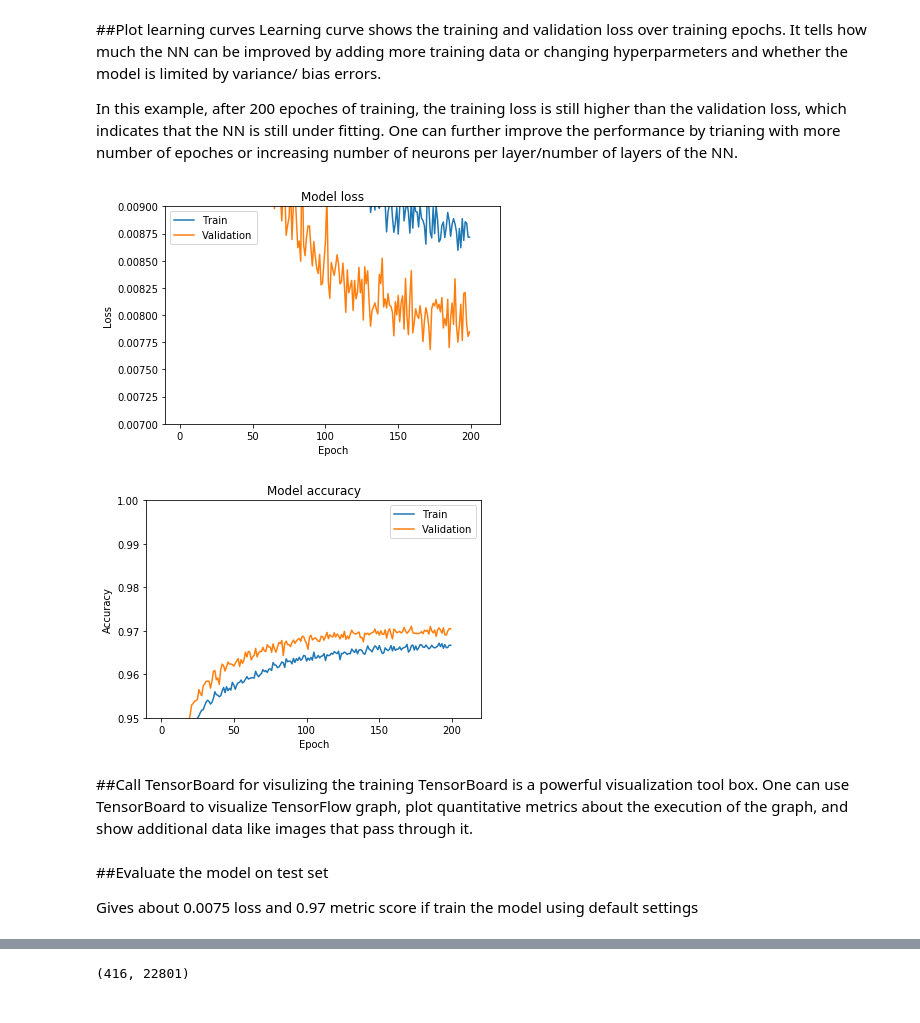
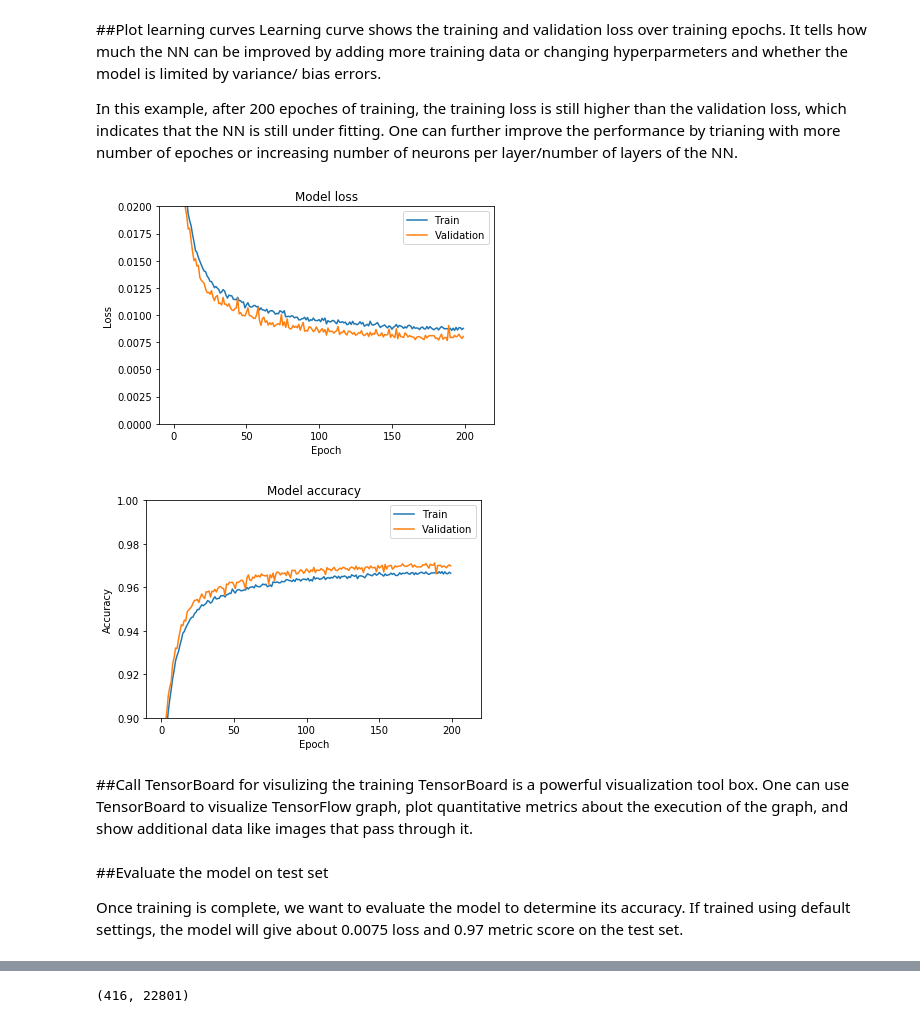
Before and after one commit to fuhaoji/HiRES-Net-Accelerator-modeling, a Jupyter notebook: HiRESnet_acceleratorModeling.ipynb, the cells around one changed output, grey strips where cells are left out. Drawn from its saved outputs; the diff is of its cells as text; code cells hidden in the pictures.

```diff
--- a/HiRESnet_acceleratorModeling.ipynb
+++ b/HiRESnet_acceleratorModeling.ipynb
@@ -487,26 +456,26 @@ In this example, after 200 epoches of training, the training loss is still highe
 # %%
 # Plot training & validation loss values
 plt.plot(history.history['loss'])
 plt.plot(history.history['val_loss'])
 plt.title('Model loss')
 plt.ylabel('Loss')
 plt.xlabel('Epoch')
 plt.legend(['Train', 'Validation'])#, loc='upper right')
-plt.axis([-10,220,0.007,0.009])
+plt.axis([-10,220,0.000,0.02])
 plt.show()
 
 # Plot training & validation metric values
 plt.plot(history.history['metric_score'])
 plt.plot(history.history['val_metric_score'])
 plt.title('Model accuracy')
 plt.ylabel('Accuracy')
 plt.xlabel('Epoch')
 plt.legend(['Train','Validation'])#, loc='bottom right')
-plt.axis([-10,220,0.95,1])
+plt.axis([-10,220,0.90,1])
 plt.show()
 # %% [output]
-[figure, old version]
+[figure, new version]
-[figure, old version]
+[figure, new version]
 # %% [markdown]
 ##Call TensorBoard for visulizing the training
 TensorBoard is a powerful visualization tool box.
@@ -517,7 +486,8 @@ One can use TensorBoard to visualize TensorFlow graph, plot quantitative metrics
 # %% [markdown]
 ##Evaluate the model on test set
 
-Gives about 0.0075 loss and 0.97 metric score if train the model using default settings
+Once training is complete, we want to evaluate the model to determine its accuracy.
+If trained using default settings, the model will give about 0.0075 loss and 0.97 metric score on the test set.
 # %%
 test_loss, test_acc = model.evaluate(x_test, y_test)
 # %% [output]
```
Also changed, not shown: parts of 18 cells of this notebook.
